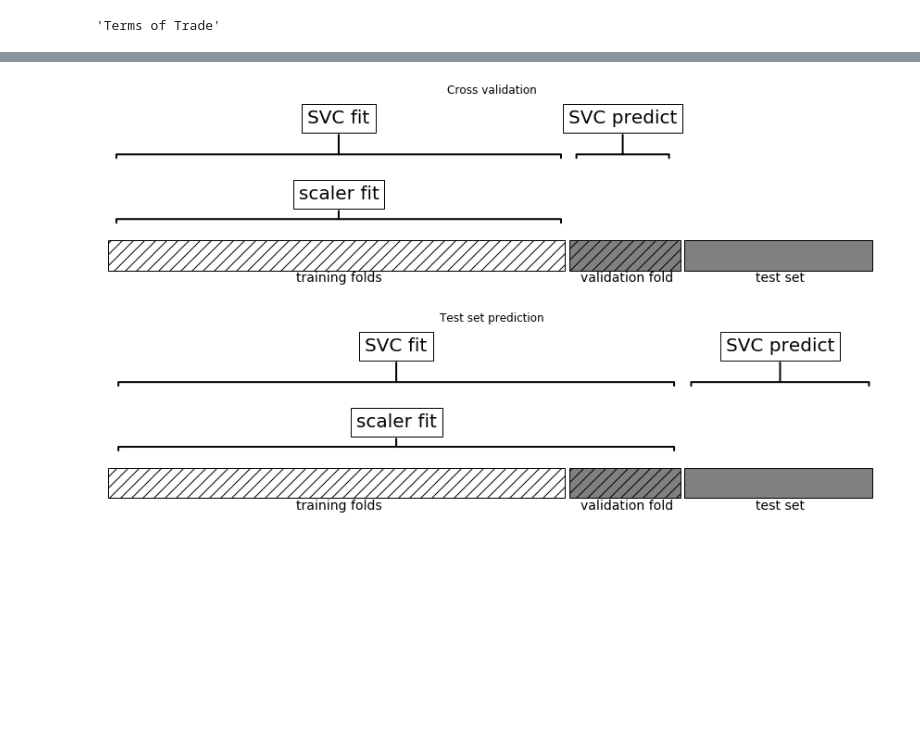
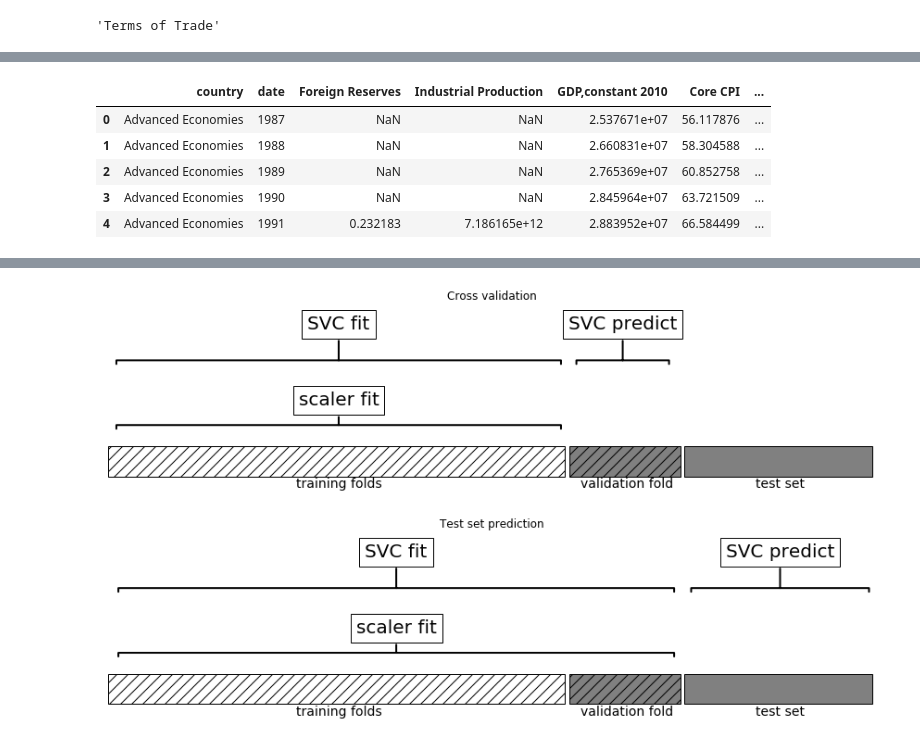
Before and after one commit to Walras-data/countryrisk, a Jupyter notebook: countryriskpipeline.ipynb, the cells around one changed output, grey strips where cells are left out. Saved outputs shown, nothing was run; the diff lists cells and outputs as text; code cells hidden in the pictures; blank space fills up the shorter version.

```diff
--- a/countryriskpipeline.ipynb
+++ b/countryriskpipeline.ipynb
@@ -189,0 +190,9 @@ Name: value, dtype: float64
+# %%
+data.head()
+# %% [output]
+|  | country | date | Foreign Reserves | Industrial Production | GDP,constant 2010 | Core CPI | ... |
+| 0 | Advanced Economies | 1987 | NaN | NaN | 2.537671e+07 | 56.117876 | ... |
+| 1 | Advanced Economies | 1988 | NaN | NaN | 2.660831e+07 | 58.304588 | ... |
+| 2 | Advanced Economies | 1989 | NaN | NaN | 2.765369e+07 | 60.852758 | ... |
+| 3 | Advanced Economies | 1990 | NaN | NaN | 2.845964e+07 | 63.721509 | ... |
+| 4 | Advanced Economies | 1991 | 0.232183 | 7.186165e+12 | 2.883952e+07 | 66.584499 | ... |
```
Also changed, not shown: parts of 28 cells of this notebook.
